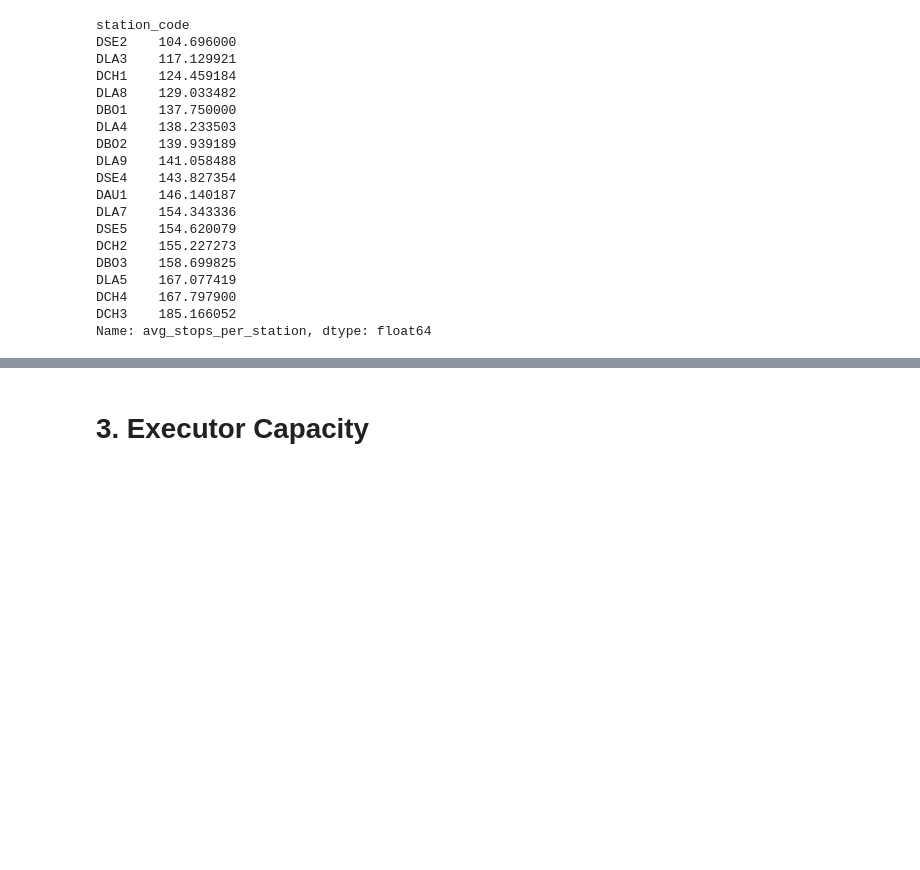
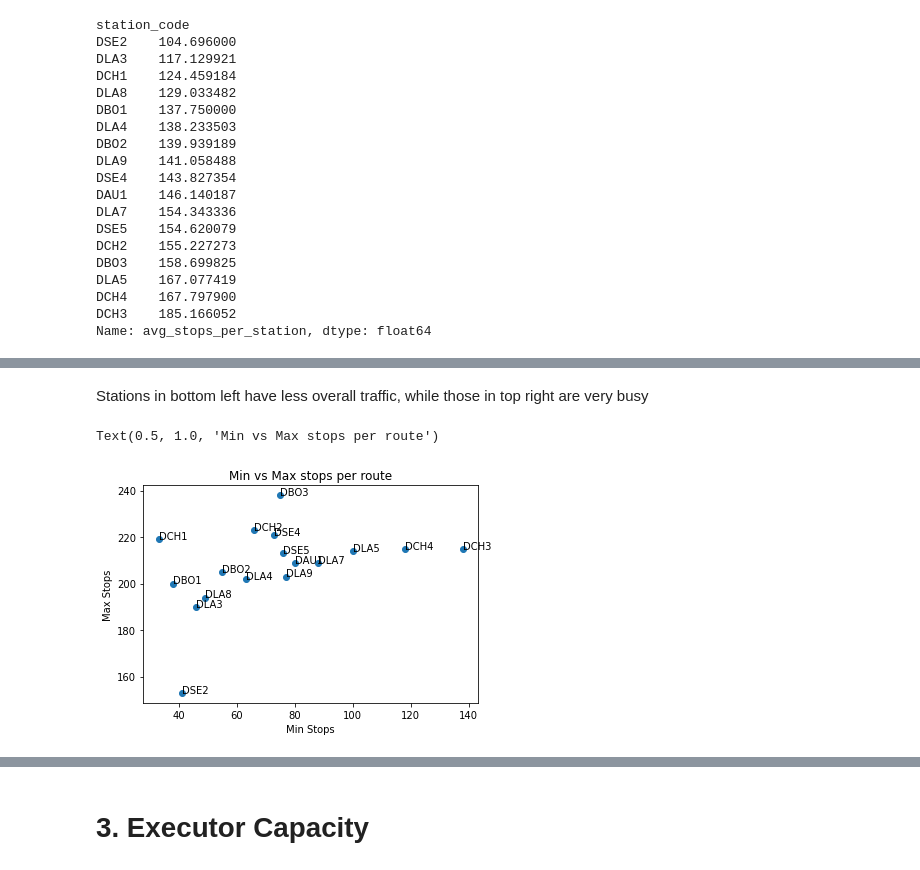
Before and after one commit to chinmaykurade/routing-challenge-az, a Jupyter notebook: EDA_route_data.ipynb, the cells around one changed output, grey strips where cells are left out. Drawn from its saved outputs; the diff is of its cells as text; code cells hidden in the pictures; blank space fills up the shorter version.

```diff
--- a/EDA_route_data.ipynb
+++ b/EDA_route_data.ipynb
@@ -253,3 +259,16 @@ Text(0, 0.5, 'Average number of stops')
+# %% [markdown]
+Stations in bottom left have less overall traffic, while those in top right are very busy
+# %%
+plt.scatter(df_station_data['min_stops'],df_station_data['max_stops'])
+for idx,(x,y) in zip(df_station_data.index,\
+        df_station_data[['min_stops','max_stops']].values):
+    plt.annotate(idx,(x,y))
+plt.xlabel('Min Stops')
+plt.ylabel('Max Stops')
+plt.title("Min vs Max stops per route")
+# %% [output]
+Text(0.5, 1.0, 'Min vs Max stops per route')
+[figure, added]
 # %%
 df_route_data.head()
 # %% [output]
```
Also changed, not shown: parts of 2 cells of this notebook, 2 other files.
